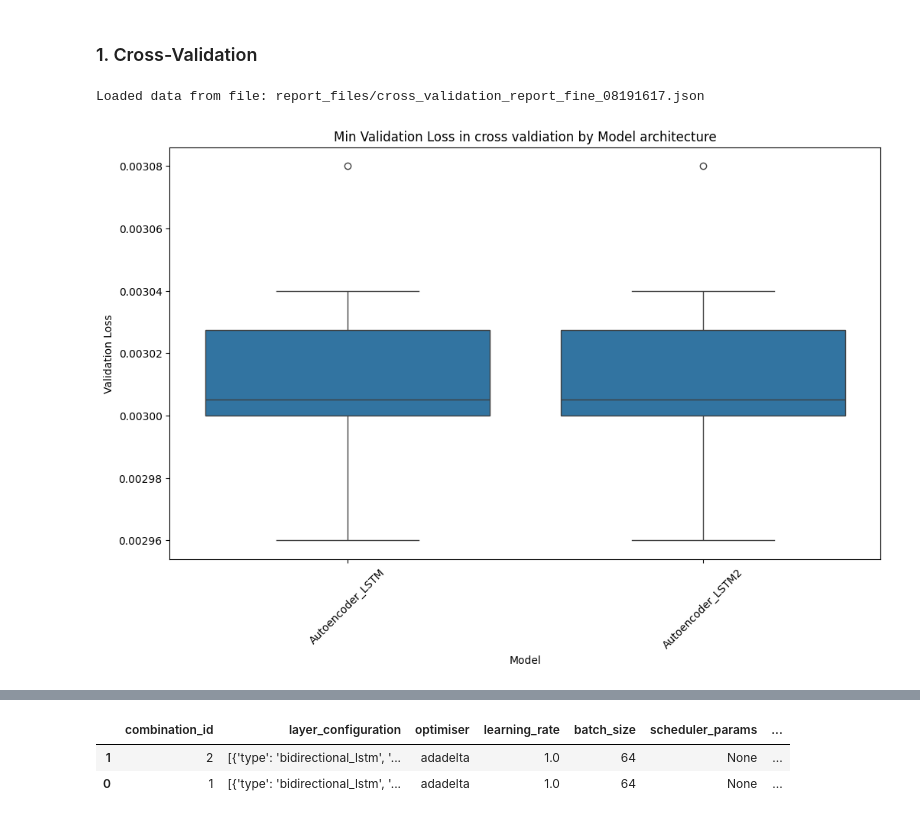
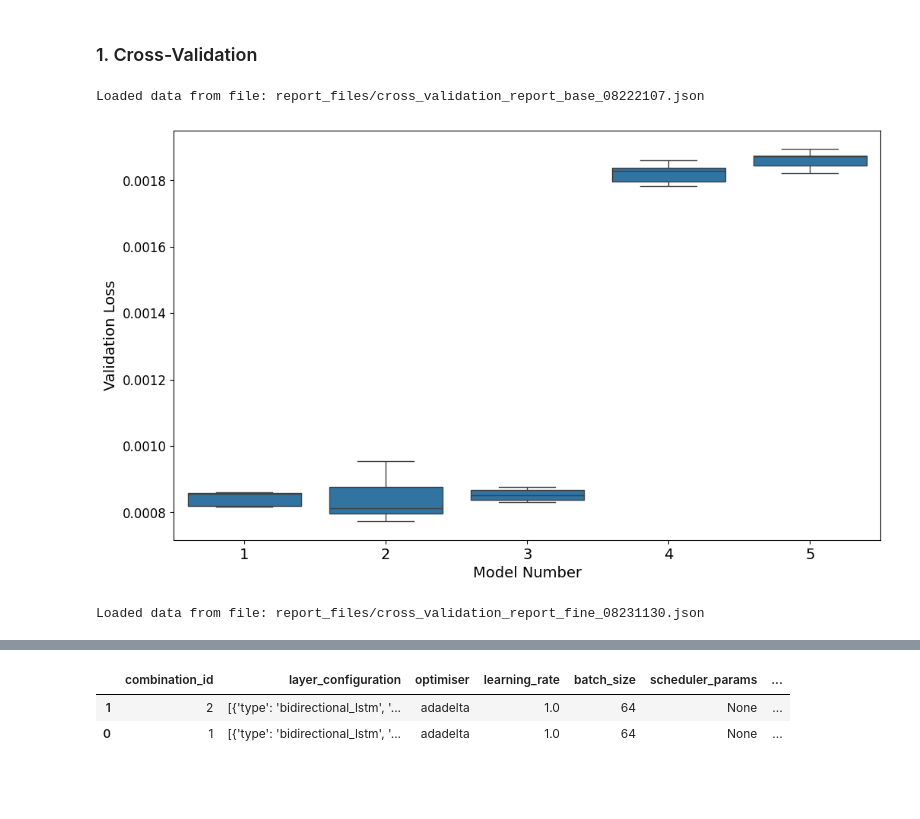
Before and after one commit to Gamified-Coaching-App/coaching_subjective_parameter_forecast, a Jupyter notebook: report/report.ipynb, the cells around one changed output, grey strips where cells are left out. Saved outputs shown, nothing was run; the diff lists cells and outputs as text; code cells hidden in the pictures; blank space fills up the shorter version.

```diff
--- a/report/report.ipynb
+++ b/report/report.ipynb
@@ -7,7 +8,7 @@ import glob
 # %% [markdown]
 ### 1. Cross-Validation
 # %%
-report_files = glob.glob('report_files/cross_validation_report_*.json')
+report_files = glob.glob('report_files/cross_validation_report_base*.json')
 highest_timestamp_file = max(report_files, key=lambda x: x[-16:-5])
 
 # Load the data from the selected file
@@ -16,27 +17,49 @@ with open(highest_timestamp_file, 'r') as file:
 
 print(f"Loaded data from file: {highest_timestamp_file}")
 # %% [output]
-Loaded data from file: report_files/cross_validation_report_fine_08191617.json
+Loaded data from file: report_files/cross_validation_report_base_08222107.json
 # %%
 df = pd.DataFrame([
-    {'model': model, 'val_loss': loss, 'mean_val_loss': details['mean_val_loss']}
+    {
+        'model': model.split('], ')[0].replace('architecture=', ''),  # Extract only the architecture part
+        'val_loss': loss,
+        'mean_val_loss': details['mean_val_loss']
+    }
     for model, details in data.items()
     for loss in details['val_losses']
 ])
 
 # Sort by mean_val_loss
 df_sorted = df.sort_values('mean_val_loss')
 
-# Convert 'model' to a categorical variable to ensure it is treated correctly
-df_sorted['model'] = pd.Categorical(df_sorted['model'], ordered=True, categories=df_sorted['model'].unique())
+# Create a mapping of models to numbers
+unique_models = df_sorted['model'].unique()
+model_mapping = {model: idx + 1 for idx, model in enumerate(unique_models)}
+
+# Replace the model names with numbers in the DataFrame
+df_sorted['model'] = df_sorted['model'].map(model_mapping)
 
 plt.figure(figsize=(12, 7))
+
+# Create the boxplot
 sns.boxplot(x='model', y='val_loss', data=df_sorted)
 
-plt.title('Min Validation Loss in cross valdiation by Model architecture')
-plt.xlabel('Model')
-plt.ylabel('Validation Loss')
-plt.xticks(rotation=45)
+plt.xlabel('Model Number', fontsize=14)
+plt.ylabel('Validation Loss', fontsize=14)
+plt.xticks(fontsize=14)  # Increased font size for x-axis tick labels
+plt.yticks(fontsize=12)  # Increased font size for y-axis tick labels
+
 plt.show()
 # %% [output]
-[figure, old version]
+[figure, new version]
+# %%
+report_files = glob.glob('report_files/cross_validation_report_fine*.json')
+highest_timestamp_file = max(report_files, key=lambda x: x[-16:-5])
+
+# Load the data from the selected file
+with open(highest_timestamp_file, 'r') as file:
+    data_fine = json.load(file)
+
+print(f"Loaded data from file: {highest_timestamp_file}")
+# %% [output]
+Loaded data from file: report_files/cross_validation_report_fine_08231130.json
```
Also changed, not shown: parts of 6 cells of this notebook, 8 other files.
